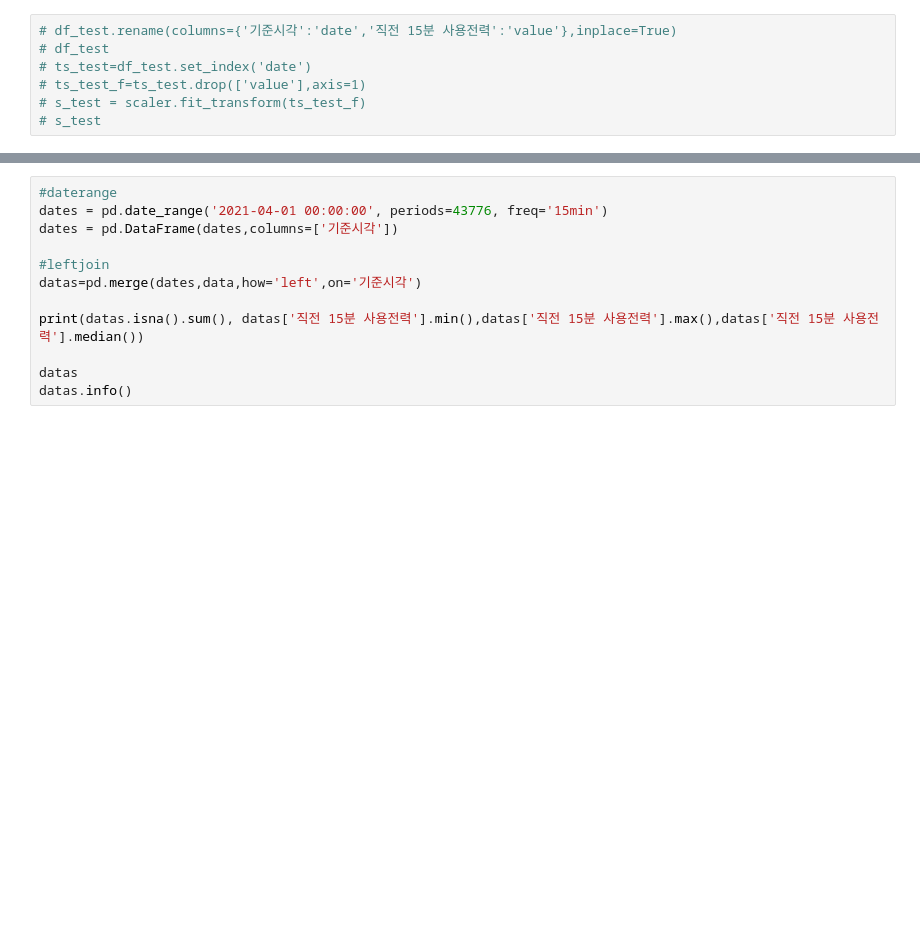
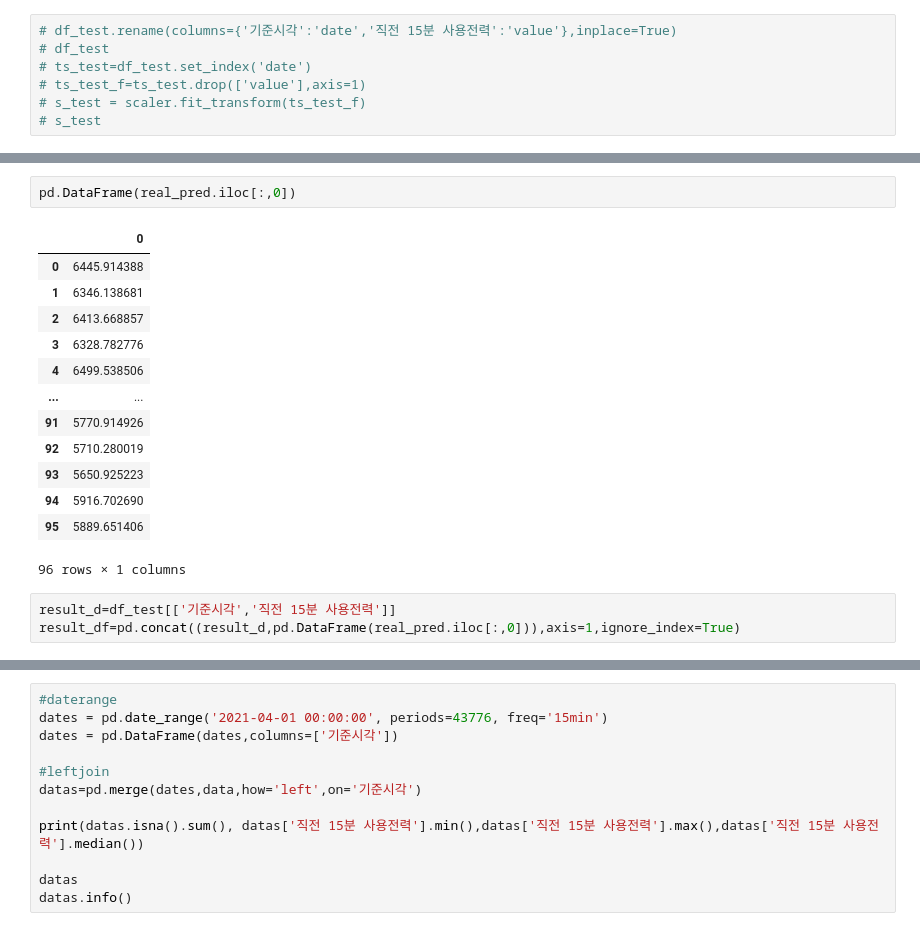
Before and after one commit to yeonkyoung/Time_Series, a Jupyter notebook: FEMS_predict/LSTM/LSTM_Moorim.ipynb, the cells around one changed output, grey strips where cells are left out. Saved outputs shown, nothing was run; the diff lists cells and outputs as text; blank space fills up the shorter version.

```diff
--- a/FEMS_predict/LSTM/LSTM_Moorim.ipynb
+++ b/FEMS_predict/LSTM/LSTM_Moorim.ipynb
@@ -345,0 +367,19 @@ print("predicted next 5 min trade count", real_predictions[-1])  # 예측한 건
+# %%
+pd.DataFrame(real_pred.iloc[:,0])
+# %% [output]
+|  | 0 |
+| 0 | 6445.914388 |
+| 1 | 6346.138681 |
+| 2 | 6413.668857 |
+| 3 | 6328.782776 |
+| 4 | 6499.538506 |
+| ... | ... |
+| 91 | 5770.914926 |
+| 92 | 5710.280019 |
+| 93 | 5650.925223 |
+| 94 | 5916.702690 |
+| 95 | 5889.651406 |
+96 rows × 1 columns
+# %%
+result_d=df_test[['기준시각','직전 15분 사용전력']]
+result_df=pd.concat((result_d,pd.DataFrame(real_pred.iloc[:,0])),axis=1,ignore_index=True)
```
Also changed, not shown: parts of 23 cells of this notebook, 8 other files.
